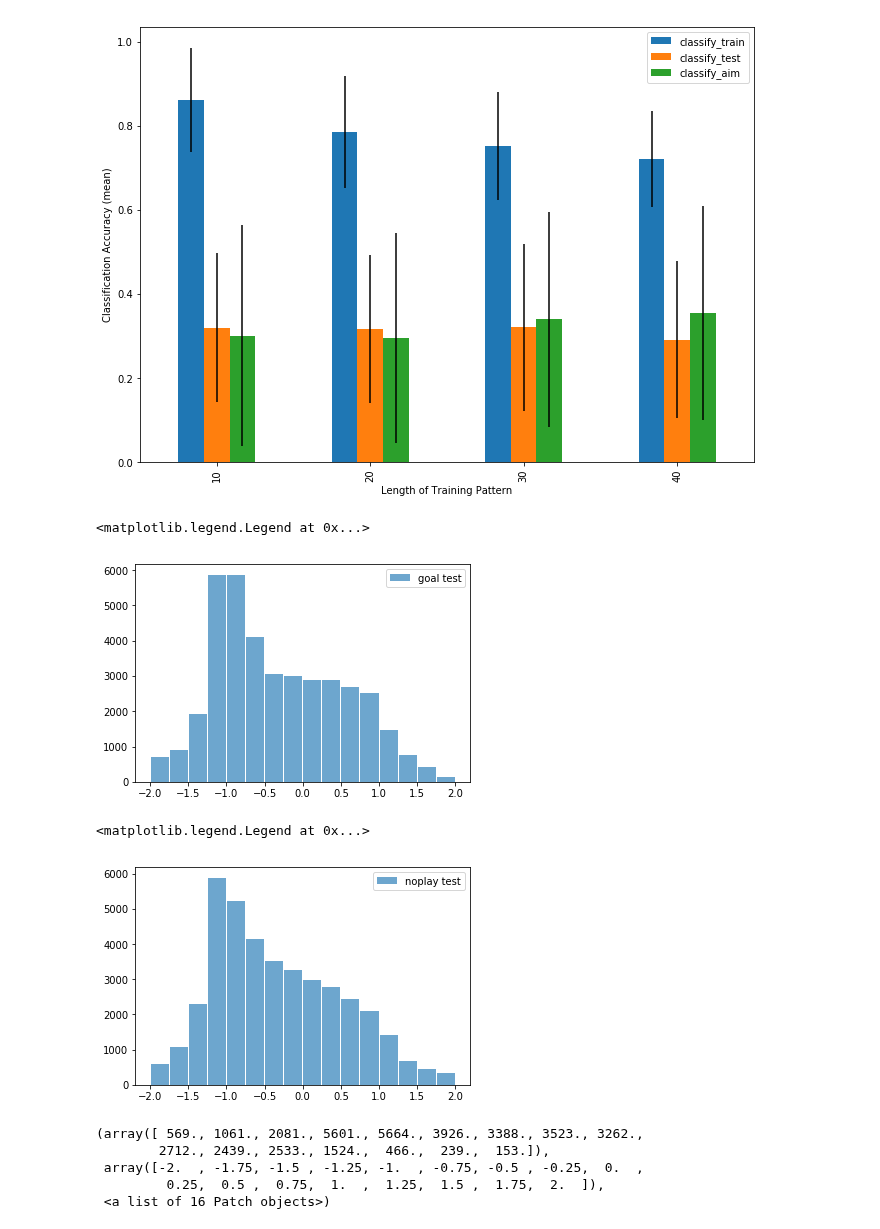
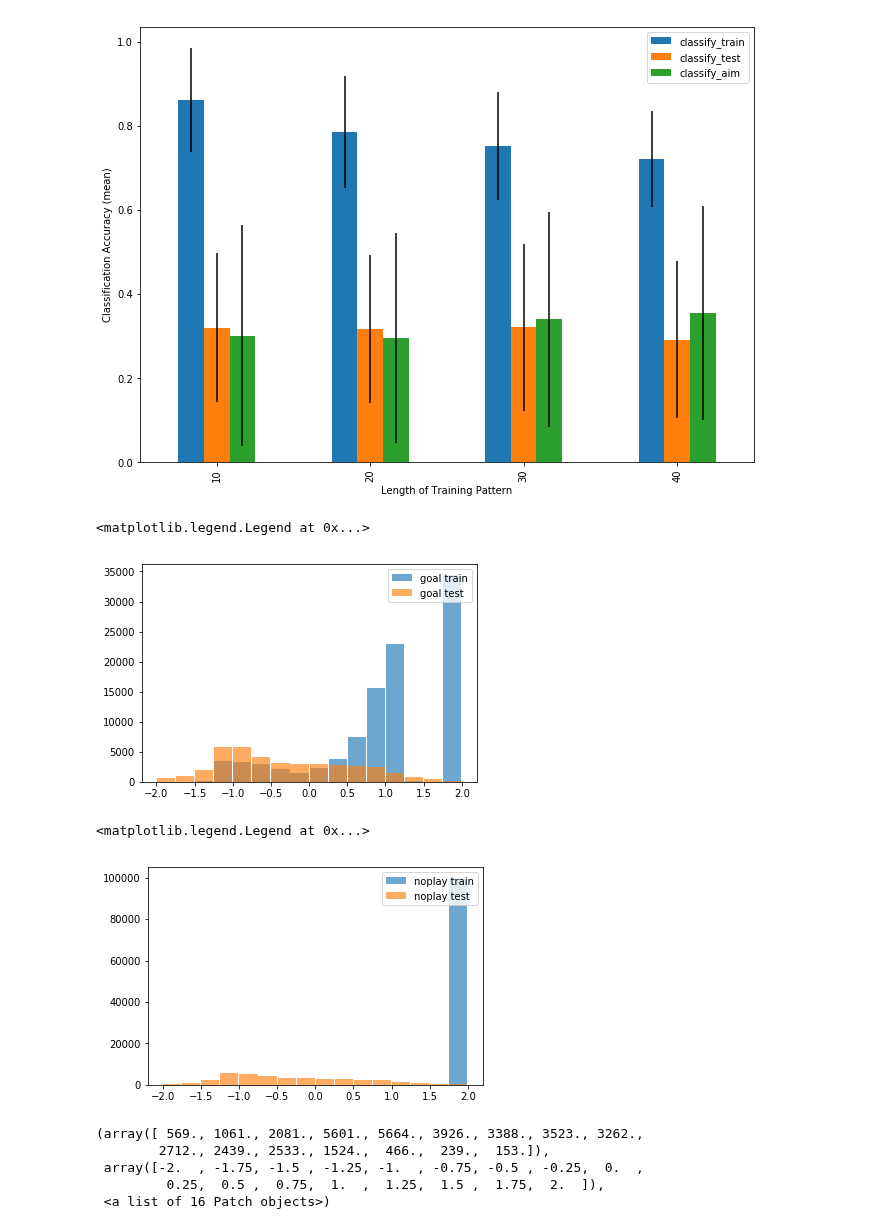
Before and after one commit to maddybartlett/NEN001, a Jupyter notebook: Plots.ipynb, the cells around one changed output. Saved outputs shown, nothing was run; the diff lists cells and outputs as text; code cells hidden in the pictures.

Commit message:
Training histograms for Lengths Experiment

```diff
--- a/Plots.ipynb
+++ b/Plots.ipynb
@@ -248,3 +118,13 @@ ntsx = pd.DataFrame({'noplay_test': pd.concat([data_dims.accuracy_test100, data_
+# %%
+gtrx = pd.DataFrame({'goal_train': pd.concat([eval('data_dims.accuracy_train%d' % i) for i in range(100)])})
+
+gtsx = pd.DataFrame({'goal_test': pd.concat([eval('data_dims.accuracy_test%d' % i) for i in range(100)])})
+
+ntrx = pd.DataFrame({'noplay_train': pd.concat([eval('data_dims.accuracy_train%d' % i) for i in range(100,200)])})
+
+ntsx = pd.DataFrame({'noplay_test': pd.concat([eval('data_dims.accuracy_test%d' % i) for i in range(100,200)])})
+
+ax = pd.DataFrame({'aimless': pd.concat([eval('data_dims.accuracy_aim%d' % i) for i in range(100)])})
 # %%
 goal_train = []
 for i in range(len(gtrx)):
@@ -615,0 +400,28 @@ aimlessl = np.asarray(aimlessl)
+# %%
+training = pd.DataFrame({'training': pd.concat([eval('data_lens.accuracy_train%d' % i) for i in range(800)])})
+train_len_10 = training[0::4]
+train_len_20 = training[1::4]
+train_len_30 = training[2::4]
+train_len_40 = training[3::4]
+
+goal_train_10 = train_len_10[:10000]
+noplay_train_10 = train_len_10[10000:20000]
+
+goal_train_20 = train_len_20[:20000]
+noplay_train_20 = train_len_20[20000:40000]
+
+goal_train_30 = train_len_10[:30000]
+noplay_train_30 = train_len_10[30000:60000]
+
+goal_train_40 = train_len_10[:40000]
+noplay_train_40 = train_len_10[40000:80000]
+
+gtrxl = pd.DataFrame({'goal_train': pd.concat([goal_train_10.training, goal_train_20.training, goal_train_30.training, goal_train_40.training])})
+
+gtsxl = pd.DataFrame({'goal_test': pd.concat([eval('data_lens.accuracy_test%d' % i) for i in range(100)])})
+
+ntrxl = pd.DataFrame({'noplay_train':  pd.concat([noplay_train_10.training, noplay_train_20.training, noplay_train_30.training, noplay_train_40.training])})
+
+ntsxl = pd.DataFrame({'noplay_test': pd.concat([eval('data_lens.accuracy_test%d' % i) for i in range(100,200)])})
+
+axl = pd.DataFrame({'aimless': pd.concat([eval('data_lens.accuracy_aim%d' % i) for i in range(100)])})
@@ -619,17 +522,19 @@ aimlessl = np.asarray(aimlessl)
 #bins=[-1.5, -1.25, -1, -0.75, -0.5, -0.25, 0, 0.25, 0.5, 0.75, 1, 1.25, 1.5]
 #bins=np.arange(min(aimless), max(aimless) + 0.25, 0.25)
 bins=np.arange(-2, 2 + 0.25, 0.25)
+plt.hist(goal_trainl, bins=bins, rwidth=0.95, alpha=0.65, label='goal train')
 plt.hist(goal_testl, bins=bins, rwidth=0.95, alpha=0.65, label='goal test')
 plt.legend(loc='upper right')
 # %% [output]
 <matplotlib.legend.Legend at 0x...>
-[figure, old version]
+[figure, new version]
 # %%
+plt.hist(noplay_trainl, bins=bins, rwidth=0.95, alpha=0.65, label='noplay train')
 plt.hist(noplay_testl, bins=bins, rwidth=0.95, alpha=0.65, label='noplay test')
 plt.legend(loc='upper right')
 # %% [output]
 <matplotlib.legend.Legend at 0x...>
-[figure, old version]
+[figure, new version]
 # %%
 plt.hist(aimlessl, bins=bins, rwidth=0.95, alpha=0.5, label='aimless test')
 # %% [output]
```
Also changed, not shown: parts of 19 cells of this notebook.
